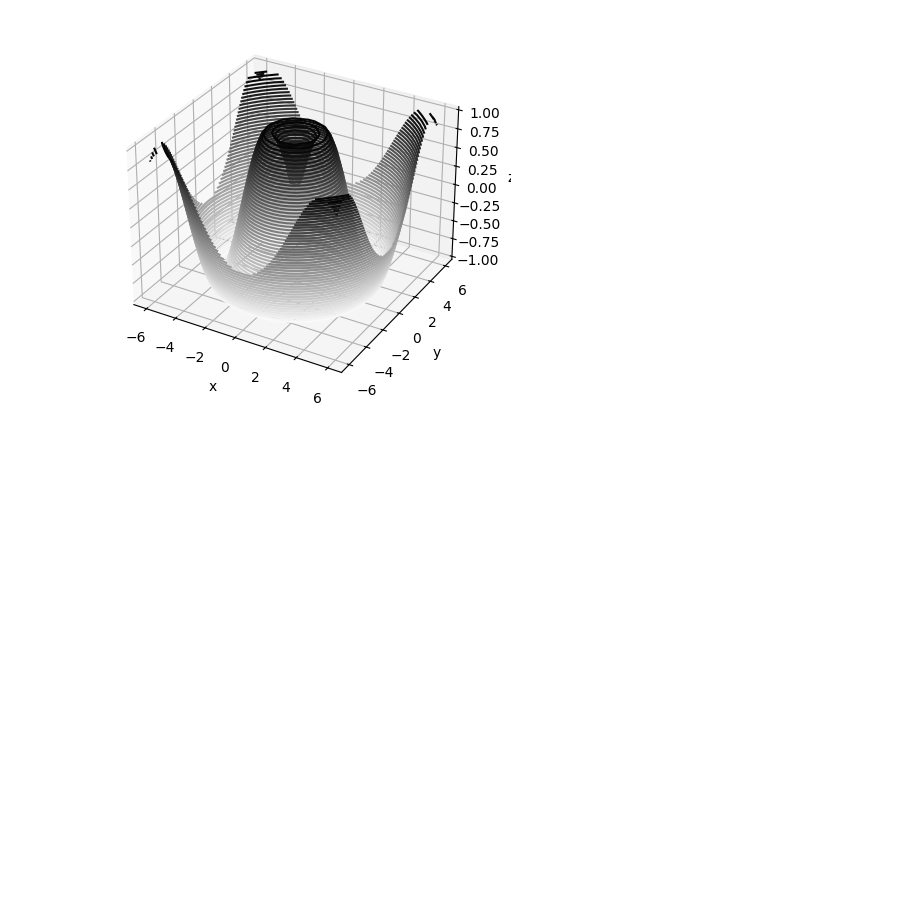
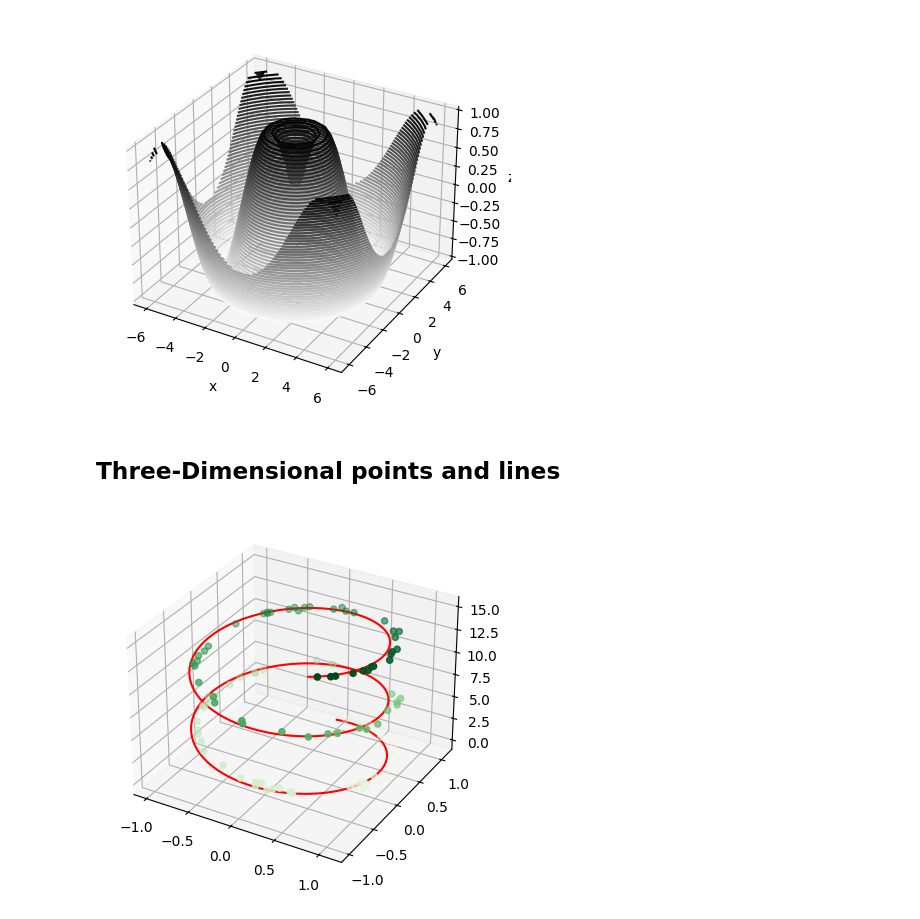
Before and after one commit to masrik-dev/Data-and-information-visualization, a Jupyter notebook: Data and information visualization.ipynb, the cells around one changed output. Saved outputs shown, nothing was run; the diff lists cells and outputs as text; code cells hidden in the pictures; blank space fills up the shorter version.

Commit message:
--update three-dimensional-points-and-lines

```diff
--- a/Data and information visualization.ipynb
+++ b/Data and information visualization.ipynb
@@ -513,3 +513,22 @@ ax.set_zlabel('z')
 plt.show()
 # %% [output]
 [figure]
+# %% [markdown]
+## Three-Dimensional points and lines
+# %%
+import numpy as np
+import matplotlib.pyplot as plt
+# Data for a three dimensional line
+ax = plt.axes(projection='3d')
+z = np.linspace(0, 15, 1000)
+x = np.sin(z)
+y = np.cos(z)
+ax.plot3D(x, y, z, 'red')
+# Data for three dimensional scattered points
+z = 15 * np.random.random(100)
+x = np.sin(z) + 0.1 * np.random.random(100)
+y = np.cos(z) + 0.1 * np.random.random(100)
+ax.scatter3D(x, y, z, c=z, cmap='Greens')
+plt.show()
+# %% [output]
+[figure, added]
```
Also changed, not shown: 1 other file.
